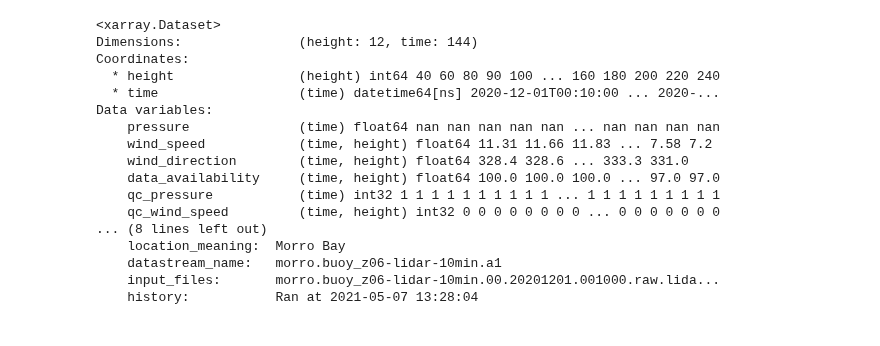
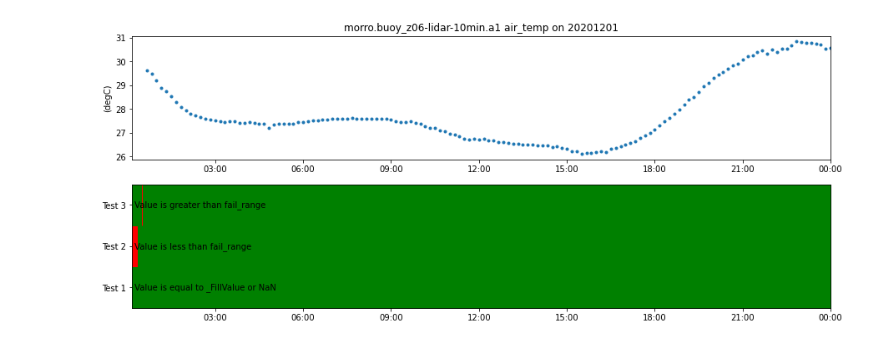
Before and after one commit to tsdat/ingest-template-local, a Jupyter notebook: notebook.ipynb, the cells around one changed output. Drawn from its saved outputs; the diff is of its cells as text; code cells hidden in the pictures.

```diff
--- a/notebook.ipynb
+++ b/notebook.ipynb
@@ -1,21 +1,14 @@
 # %%
 import xarray as xr
-xr.load_dataset("storage/root/morro/morro.buoy_z06-lidar-10min.a1/morro.buoy_z06-lidar-10min.a1.20201201.001000.nc")
+ds = xr.load_dataset("storage/root/morro/morro.buoy_z06-lidar-10min.a1/morro.buoy_z06-lidar-10min.a1.20201201.001000.nc")
-# %% [output]
-<xarray.Dataset>
-Dimensions:               (height: 12, time: 144)
-Coordinates:
-  * height                (height) int64 40 60 80 90 100 ... 160 180 200 220 240
-  * time                  (time) datetime64[ns] 2020-12-01T00:10:00 ... 2020-...
-Data variables:
-    pressure              (time) float64 nan nan nan nan nan ... nan nan nan nan
-    wind_speed            (time, height) float64 11.31 11.66 11.83 ... 7.58 7.2
-    wind_direction        (time, height) float64 328.4 328.6 ... 333.3 331.0
-    data_availability     (time, height) float64 100.0 100.0 100.0 ... 97.0 97.0
-    qc_pressure           (time) int32 1 1 1 1 1 1 1 1 1 1 ... 1 1 1 1 1 1 1 1 1
-    qc_wind_speed         (time, height) int32 0 0 0 0 0 0 0 0 ... 0 0 0 0 0 0 0
-... (8 lines left out)
-    location_meaning:  Morro Bay
-    datastream_name:   morro.buoy_z06-lidar-10min.a1
-    input_files:       morro.buoy_z06-lidar-10min.00.20201201.001000.raw.lida...
-    history:           Ran at 2021-05-07 13:28:04
+# %%
+import act
+import matplotlib.pyplot as plt
+
+variable_name = "air_temp"
+display = act.plotting.TimeSeriesDisplay(ds, figsize=(15, 6), subplot_shape=(2,))
+display.plot(variable_name, subplot_index=(0,))
+display.qc_flag_block_plot(variable_name, subplot_index=(1,))
+plt.show()
+# %% [output]
+[figure, added]
```
